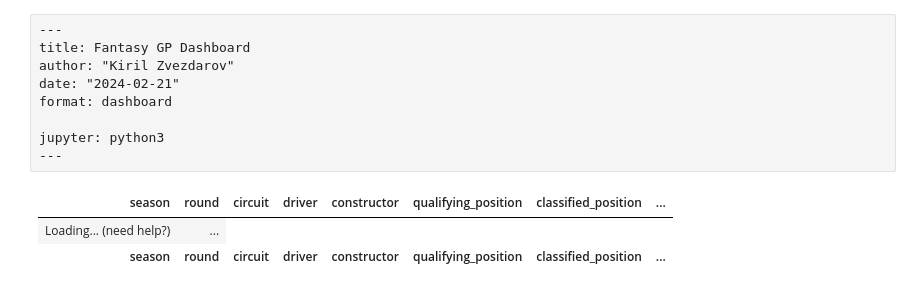
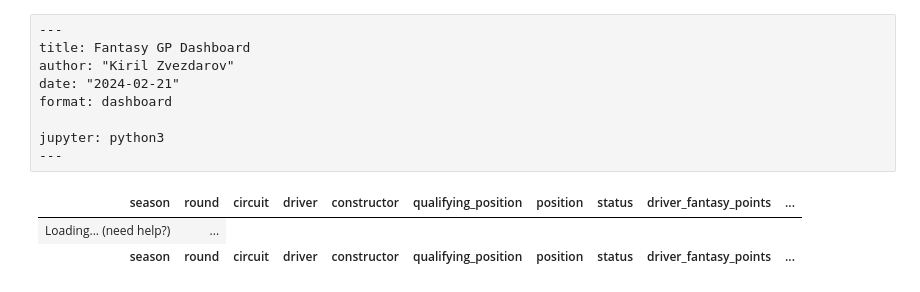
Before and after one commit to kzvezdarov/kzvezdarov.github.io, a Jupyter notebook: fantasygp_dashboard.ipynb, the cells around one changed output. Saved outputs shown, nothing was run; the diff lists cells and outputs as text; code cells hidden in the pictures.

```diff
--- a/fantasygp_dashboard.ipynb
+++ b/fantasygp_dashboard.ipynb
@@ -208,10 +208,10 @@ def score_fantasy_points(df: pd.DataFrame) -> pd.DataFrame:
         # fill in the missing spots with duplicate values - since we have 20 drivers, but 10 constructors,
         # the group has fewer rows and needs to be broadcast per group on the index.
         constructor_fantasy_points=lambda x: x.join(
-            x.groupby(["circuit", "constructor"])
+            x.groupby(["season", "circuit", "constructor"])
             .apply(score_constructor)
             .rename("constructor_points"),
-            on=["circuit", "constructor"],
+            on=["season", "circuit", "constructor"],
         )["constructor_points"],
     )
 # %%
@@ -229,28 +229,30 @@ DISPLAY_COLS = [
     "driver",
     "constructor",
     "qualifying_position",
-    "classified_position",
+    "position",
+    "status",
     "driver_fantasy_points",
     "constructor_fantasy_points",
 ]
 # %%
 # | echo: false
 # | title: Fantasy GP points for the 2022, 2023 Formula 1 season
 
 show(
     score_df[DISPLAY_COLS],
     scrollX=True,
     pageLength=20,
     buttons=["csv", "colvis"],
     showIndex=False,
     lengthMenu=[20,30,40],
     footer=True,
-    search={"regex": True, "caseInsensitive": True}
+    search={"regex": True, "caseInsensitive": True},
+    maxBytes=0
 )
 # %% [output]
-| season | round | circuit | driver | constructor | qualifying_position | classified_position | ... |
+| season | round | circuit | driver | constructor | qualifying_position | position | status | driver_fantasy_points | ... |
 | Loading... (need help?) | ... |
-| season | round | circuit | driver | constructor | qualifying_position | classified_position | ... |
+| season | round | circuit | driver | constructor | qualifying_position | position | status | driver_fantasy_points | ... |
 # %%
 # | echo: false
 s = fastf1.get_session(2022, "Saudi Arabia", "Race")
```
Also changed, not shown: 2 other files.
